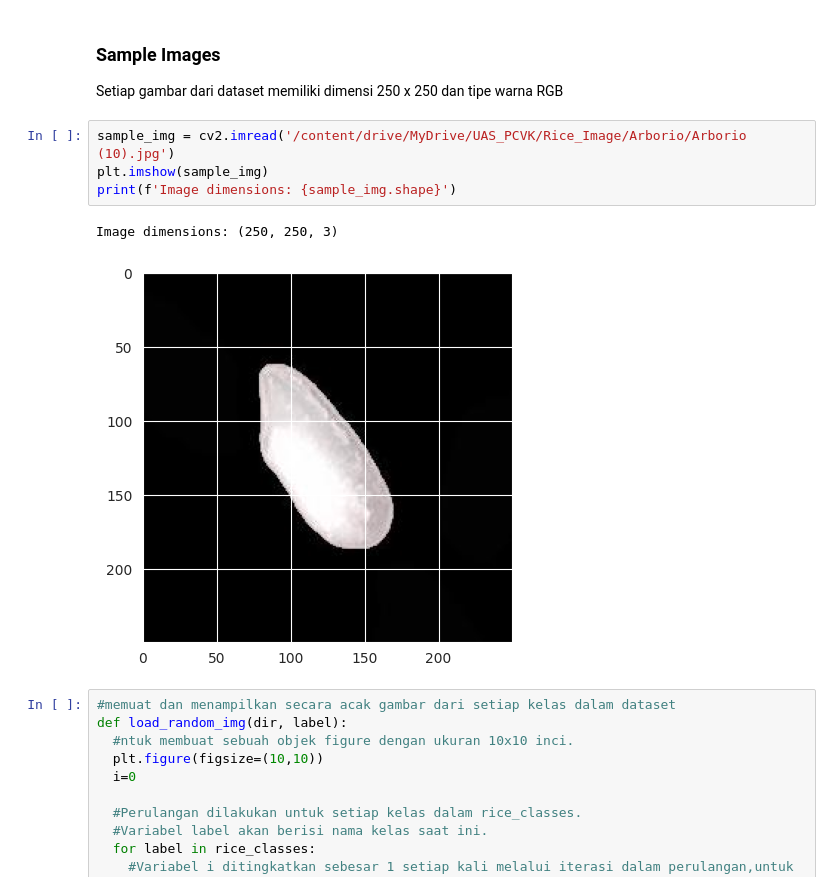
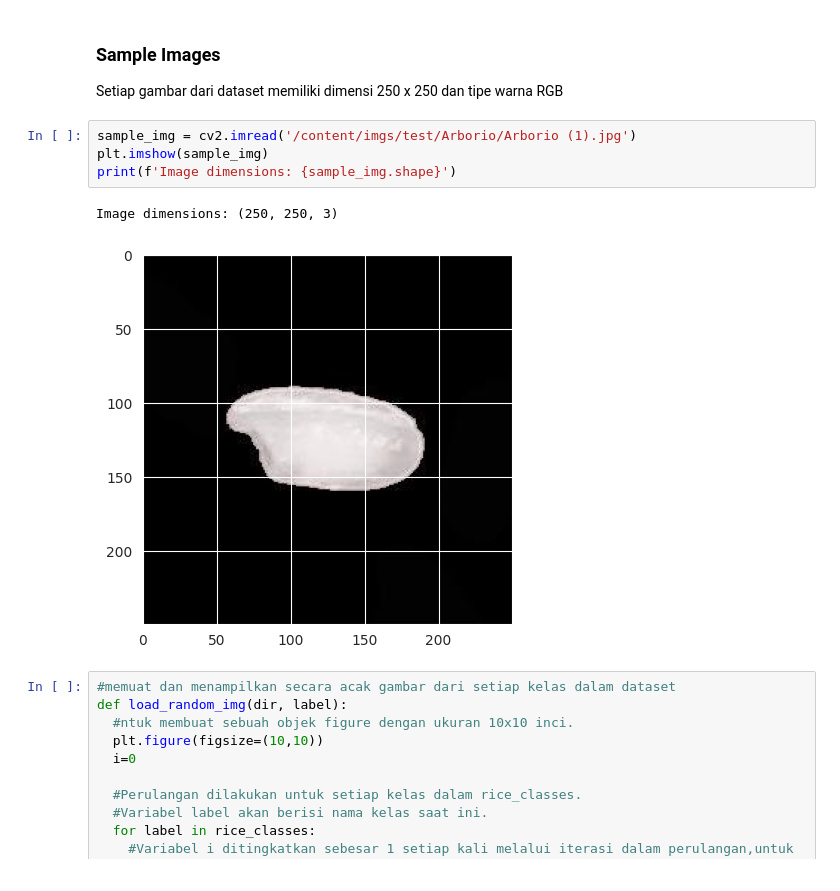
Before and after one commit to rsakml/PCVK_Genap_2022, a Jupyter notebook: UAS_PCVK.ipynb, the cells around one changed output. Cells and saved outputs as stored; diff of their text form.

```diff
--- a/UAS_PCVK.ipynb
+++ b/UAS_PCVK.ipynb
@@ -133,12 +133,12 @@ Total Ipsala images: 140
 ### Sample Images
 Setiap gambar dari dataset memiliki dimensi 250 x 250 dan tipe warna RGB
 # %%
-sample_img = cv2.imread('/content/drive/MyDrive/UAS_PCVK/Rice_Image/Arborio/Arborio (10).jpg')
+sample_img = cv2.imread('/content/imgs/test/Arborio/Arborio (1).jpg')
 plt.imshow(sample_img)
 print(f'Image dimensions: {sample_img.shape}')
 # %% [output]
 Image dimensions: (250, 250, 3)
-[figure, old version]
+[figure, new version]
 # %%
 #memuat dan menampilkan secara acak gambar dari setiap kelas dalam dataset
 def load_random_img(dir, label):
```
Also changed, not shown: parts of 17 cells of this notebook.
